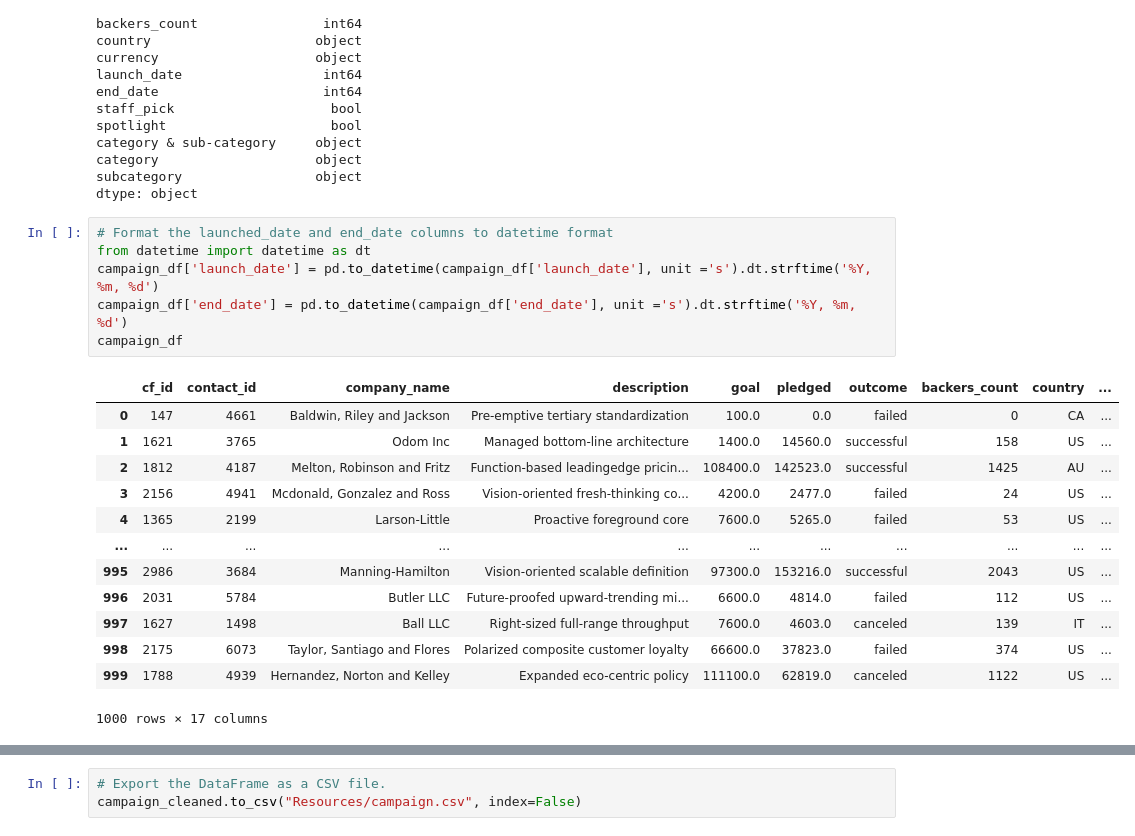
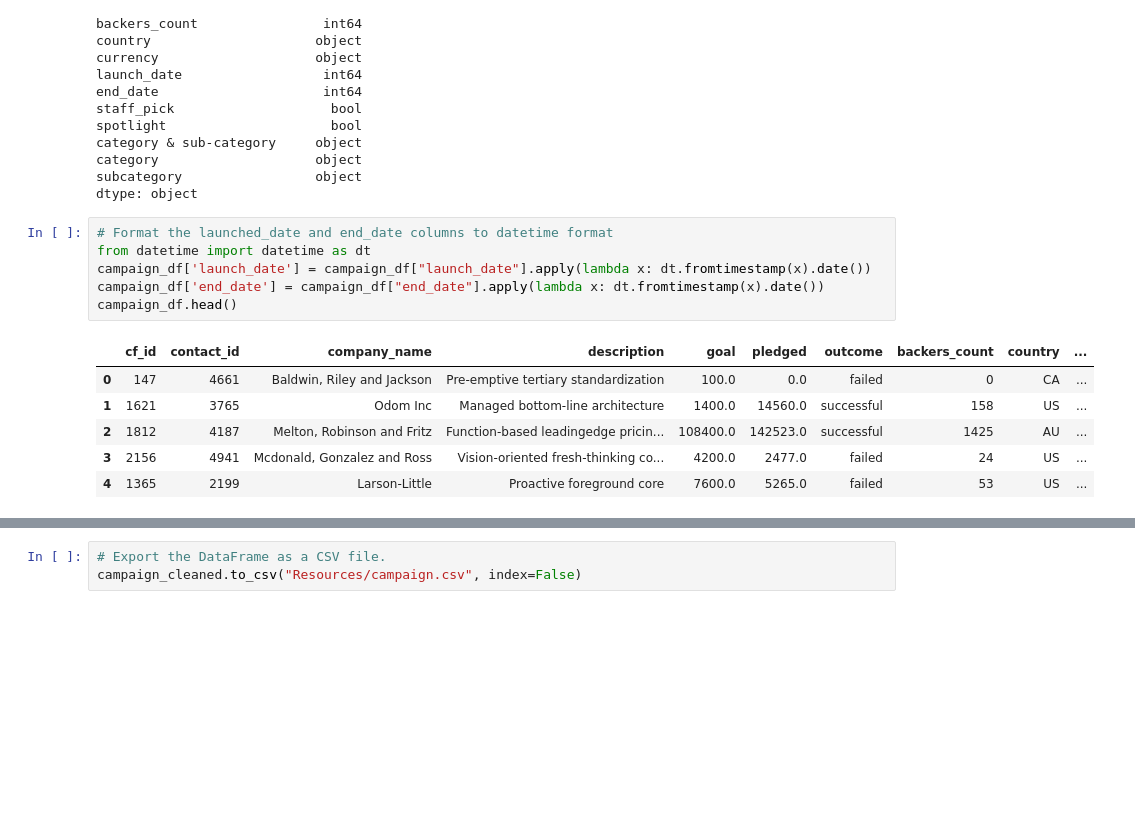
Before and after one commit to ReiannaLiu/Crowdfunding_ETL, a Jupyter notebook: ETL_Mini_Project_RLiu_ODumbuya_TBarnett.ipynb, the cells around one changed output, grey strips where cells are left out. Drawn from its saved outputs; the diff is of its cells as text; blank space fills up the shorter version.

```diff
--- a/ETL_Mini_Project_RLiu_ODumbuya_TBarnett.ipynb
+++ b/ETL_Mini_Project_RLiu_ODumbuya_TBarnett.ipynb
@@ -254,20 +240,13 @@ dtype: object
 # %%
 # Format the launched_date and end_date columns to datetime format
 from datetime import datetime as dt
-campaign_df['launch_date'] = pd.to_datetime(campaign_df['launch_date'], unit ='s').dt.strftime('%Y, %m, %d')
-campaign_df['end_date'] = pd.to_datetime(campaign_df['end_date'], unit ='s').dt.strftime('%Y, %m, %d')
-campaign_df
+campaign_df['launch_date'] = campaign_df["launch_date"].apply(lambda x: dt.fromtimestamp(x).date())
+campaign_df['end_date'] = campaign_df["end_date"].apply(lambda x: dt.fromtimestamp(x).date())
+campaign_df.head()
 # %% [output]
 |  | cf_id | contact_id | company_name | description | goal | pledged | outcome | backers_count | country | ... |
 | 0 | 147 | 4661 | Baldwin, Riley and Jackson | Pre-emptive tertiary standardization | 100.0 | 0.0 | failed | 0 | CA | ... |
 | 1 | 1621 | 3765 | Odom Inc | Managed bottom-line architecture | 1400.0 | 14560.0 | successful | 158 | US | ... |
 | 2 | 1812 | 4187 | Melton, Robinson and Fritz | Function-based leadingedge pricin... | 108400.0 | 142523.0 | successful | 1425 | AU | ... |
 | 3 | 2156 | 4941 | Mcdonald, Gonzalez and Ross | Vision-oriented fresh-thinking co... | 4200.0 | 2477.0 | failed | 24 | US | ... |
 | 4 | 1365 | 2199 | Larson-Little | Proactive foreground core | 7600.0 | 5265.0 | failed | 53 | US | ... |
-| ... | ... | ... | ... | ... | ... | ... | ... | ... | ... | ... |
-| 995 | 2986 | 3684 | Manning-Hamilton | Vision-oriented scalable definition | 97300.0 | 153216.0 | successful | 2043 | US | ... |
-| 996 | 2031 | 5784 | Butler LLC | Future-proofed upward-trending mi... | 6600.0 | 4814.0 | failed | 112 | US | ... |
-| 997 | 1627 | 1498 | Ball LLC | Right-sized full-range throughput | 7600.0 | 4603.0 | canceled | 139 | IT | ... |
-| 998 | 2175 | 6073 | Taylor, Santiago and Flores | Polarized composite customer loyalty | 66600.0 | 37823.0 | failed | 374 | US | ... |
-| 999 | 1788 | 4939 | Hernandez, Norton and Kelley | Expanded eco-centric policy | 111100.0 | 62819.0 | canceled | 1122 | US | ... |
-1000 rows × 17 columns
```
Also changed, not shown: parts of 7 cells of this notebook, 1 other file.
